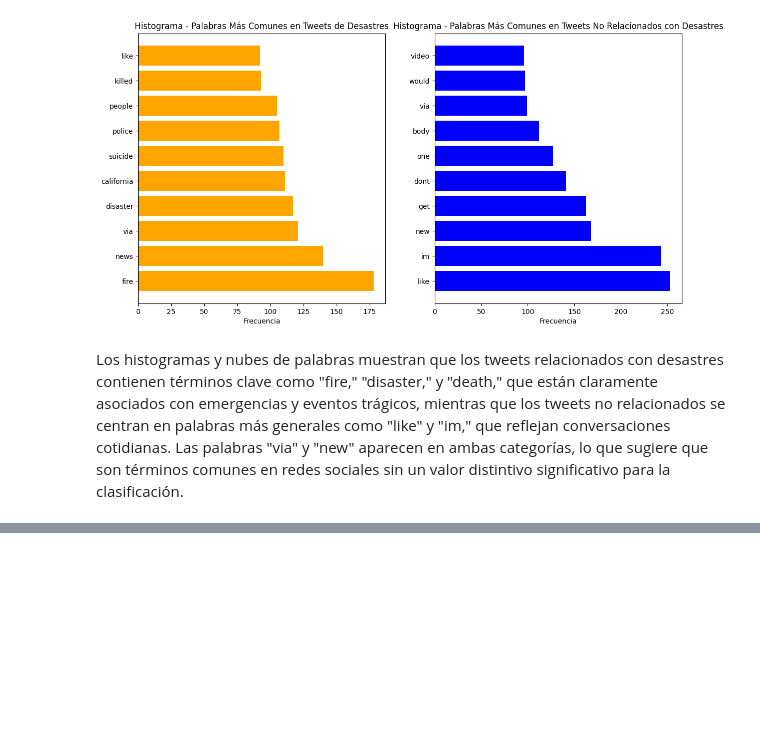
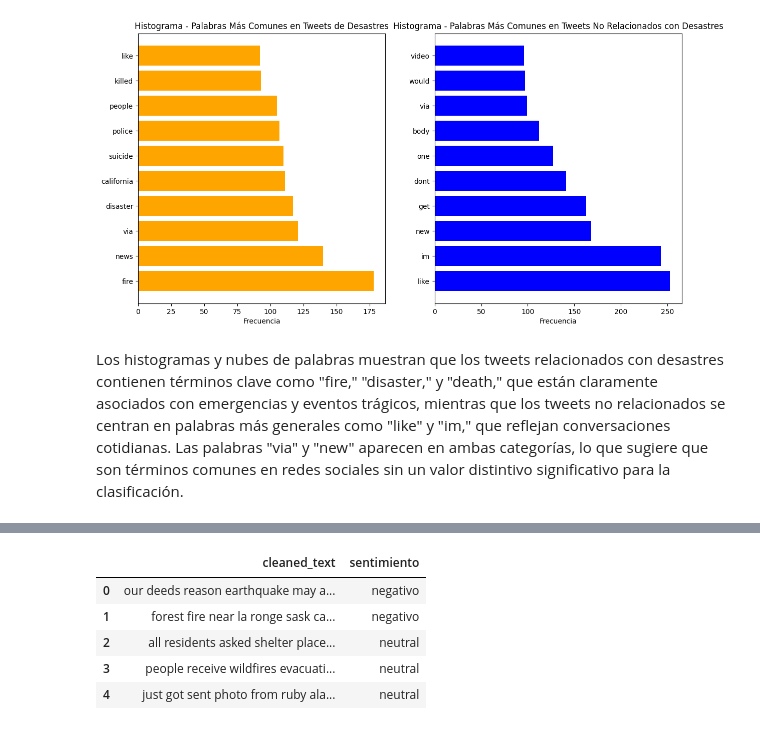
Before and after one commit to AGM54/datasentimientos, a Jupyter notebook: labdsss-main/ds.ipynb, the cells around one changed output, grey strips where cells are left out. Cells and saved outputs as stored; diff of their text form; code cells hidden in the pictures; blank space fills up the shorter version.

Commit message:
6
Teniendo en cuenta la cantidad de palabras positivas y negativas del tweet determine qué tan
positivo, negativo o neutral es el mismo

```diff
--- a/labdsss-main/ds.ipynb
+++ b/labdsss-main/ds.ipynb
@@ -206,0 +216,36 @@ Los histogramas y nubes de palabras muestran que los tweets relacionados con des
+# %%
+import pandas as pd
+import re
+import string
+
+train_df['cleaned_text'] = train_df['text'].apply(clean_text)
+
+
+positive_words = ['good', 'happy', 'love', 'excellent', 'fortunate', 'correct', 'superior', 'nice', 'amazing']
+negative_words = ['bad', 'sad', 'hate', 'terrible', 'unfortunate', 'wrong', 'inferior', 'awful', 'disaster', 'fire', 'earthquake']
+
+
+def clasificar_sentimiento_manual(texto):
+    palabras = texto.split()
+    positivo = sum(1 for word in palabras if word in positive_words)
+    negativo = sum(1 for word in palabras if word in negative_words)
+
+    if positivo > negativo:
+        return 'positivo'
+    elif negativo > positivo:
+        return 'negativo'
+    else:
+        return 'neutral'
+
+
+train_df['sentimiento'] = train_df['cleaned_text'].apply(clasificar_sentimiento_manual)
+
+
+train_df[['cleaned_text', 'sentimiento']].head()
+# %% [output]
+|  | cleaned_text | sentimiento |
+| 0 | our deeds reason earthquake may a... | negativo |
+| 1 | forest fire near la ronge sask ca... | negativo |
+| 2 | all residents asked shelter place... | neutral |
+| 3 | people receive wildfires evacuati... | neutral |
+| 4 | just got sent photo from ruby ala... | neutral |
```
Also changed, not shown: parts of 2 cells of this notebook.
